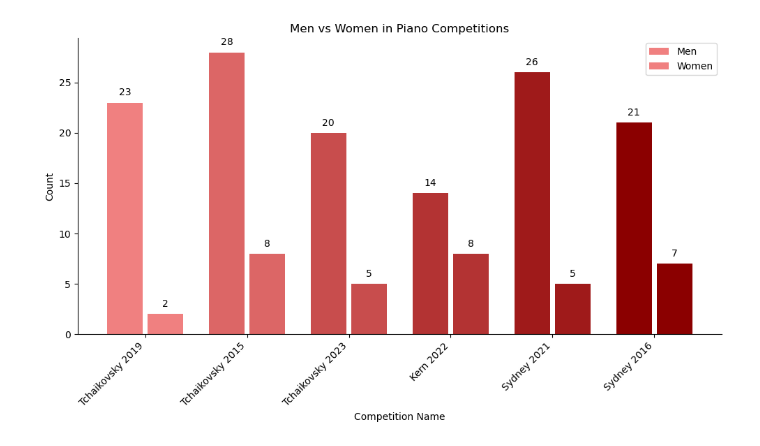
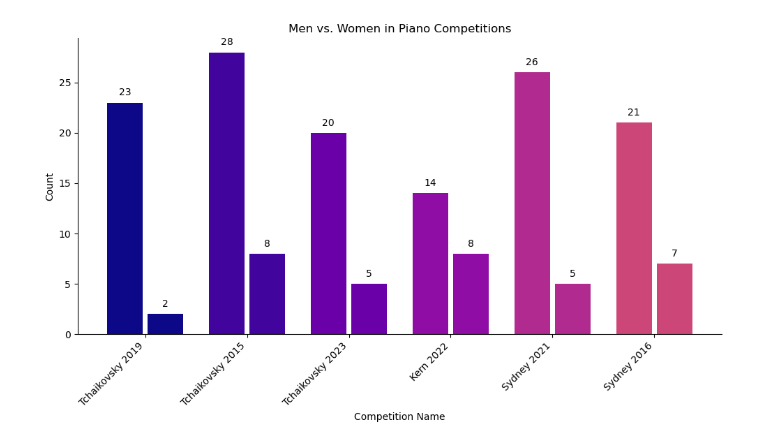
Before and after one commit to mellenss/pianocompetitionpredictions, a Jupyter notebook: graphs/genderbargraph.ipynb, the cells around one changed output. Cells and saved outputs as stored; diff of their text form; code cells hidden in the pictures.

```diff
--- a/graphs/genderbargraph.ipynb
+++ b/graphs/genderbargraph.ipynb
@@ -6,38 +6,38 @@ from matplotlib.colors import LinearSegmentedColormap
 competitions = ['Tchaikovsky 2019', 'Tchaikovsky 2015', 'Tchaikovsky 2023', 'Kern 2022', 'Sydney 2021', 'Sydney 2016']
 men_counts = [23, 28, 20, 14, 26, 21]
 women_counts = [2, 8, 5, 8, 5, 7]
 
 x = np.arange(len(competitions))
 
 width = 0.35
 gap = 0.05
 fig, ax = plt.subplots(figsize=(10, 6))
-cmap = LinearSegmentedColormap.from_list("red_gradient", ["lightcoral", "darkred"])
 
-rects1 = ax.bar(x - width/2 - gap/2, men_counts, width, label='Men', color=cmap(np.linspace(0, 1, len(men_counts))))
-rects2 = ax.bar(x + width/2 + gap/2, women_counts, width, label='Women', color=cmap(np.linspace(0, 1, len(women_counts))))
+cmap = plt.cm.plasma
+cmap_half = plt.cm.plasma(np.linspace(0, 0.5, 256))
+new_cmap = plt.cm.colors.ListedColormap(cmap_half)
+men_colors = new_cmap(np.linspace(0, 1, len(men_counts)))
+women_colors = new_cmap(np.linspace(0, 1, len(women_counts)))
+rects1 = ax.bar(x - width/2 - gap/2, men_counts, width, label='Men', color=men_colors)
+rects2 = ax.bar(x + width/2 + gap/2, women_counts, width, label='Women', color=women_colors)
 
-#make these numbers appear only when you hover over them
 for rect in rects1:
     height = rect.get_height()
     ax.text(rect.get_x() + rect.get_width()/2, height + 0.5, f'{height}', ha='center', va='bottom', fontsize=10)
 
-#make these numbers appear only when you hover over them
 for rect in rects2:
     height = rect.get_height()
     ax.text(rect.get_x() + rect.get_width()/2, height + 0.5, f'{height}', ha='center', va='bottom', fontsize=10)
 
 ax.spines['top'].set_visible(False)
 ax.spines['right'].set_visible(False)
 ax.set_xlabel('Competition Name')
 ax.set_ylabel('Count')
 ax.set_title('Men vs. Women in Piano Competitions')
 ax.set_xticks(x)
 ax.set_xticklabels(competitions, rotation=45, ha="right")
-ax.legend()
-
 
 plt.tight_layout()
 plt.show()
 # %% [output]
-[figure, old version]
+[figure, new version]
```
Also changed, not shown: 2 other files.
